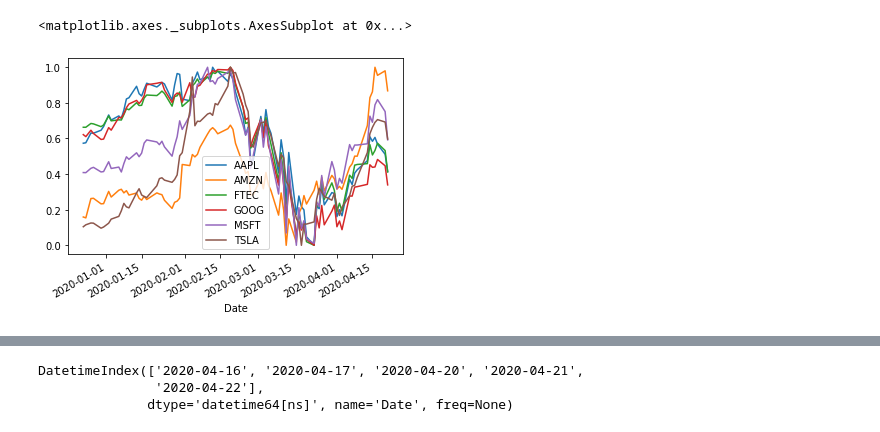
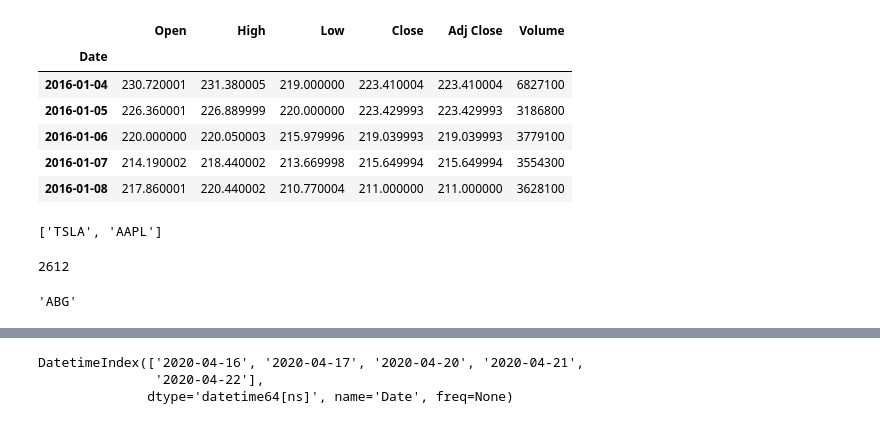
Before and after one commit to ledgey/datasciencestuff, a Jupyter notebook: StockPricesAR.ipynb, the cells around one changed output, grey strips where cells are left out. Saved outputs shown, nothing was run; the diff lists cells and outputs as text; code cells hidden in the pictures.

```diff
--- a/StockPricesAR.ipynb
+++ b/StockPricesAR.ipynb
@@ -36,5 +0,0 @@ closes = pd.DataFrame(x_scaled, index= closes.index, columns=closes.columns)
-# %%
-closes.plot()
-# %% [output]
-<matplotlib.axes._subplots.AxesSubplot at 0x...>
-[figure, removed]
@@ -40,0 +18,14 @@ closes.plot()
+# %%
+tsla_df = yf.download('TSLA',
+                      start='2016-01-01',
+                      end='2019-07-24',
+                      progress=False)
+tsla_df.head()
+# %% [output]
+|  | Open | High | Low | Close | Adj Close | Volume |
+| Date |  |  |  |  |  |  |
+| 2016-01-04 | 230.720001 | 231.380005 | 219.000000 | 223.410004 | 223.410004 | 6827100 |
+| 2016-01-05 | 226.360001 | 226.889999 | 220.000000 | 223.429993 | 223.429993 | 3186800 |
+| 2016-01-06 | 220.000000 | 220.050003 | 215.979996 | 219.039993 | 219.039993 | 3779100 |
+| 2016-01-07 | 214.190002 | 218.440002 | 213.669998 | 215.649994 | 215.649994 | 3554300 |
+| 2016-01-08 | 217.860001 | 220.440002 | 210.770004 | 211.000000 | 211.000000 | 3628100 |
@@ -40,0 +34,12 @@ closes.plot()
+# %%
+list(set([x.split('.')[0].split('-')[0] for x in ['AAPL-G', 'TSLA.W']]))
+# %% [output]
+['TSLA', 'AAPL']
+# %%
+len(tickers_set)
+# %% [output]
+2612
+# %%
+tickers[10]
+# %% [output]
+'ABG'
```
Also changed, not shown: parts of 51 cells of this notebook, 14 other files.
